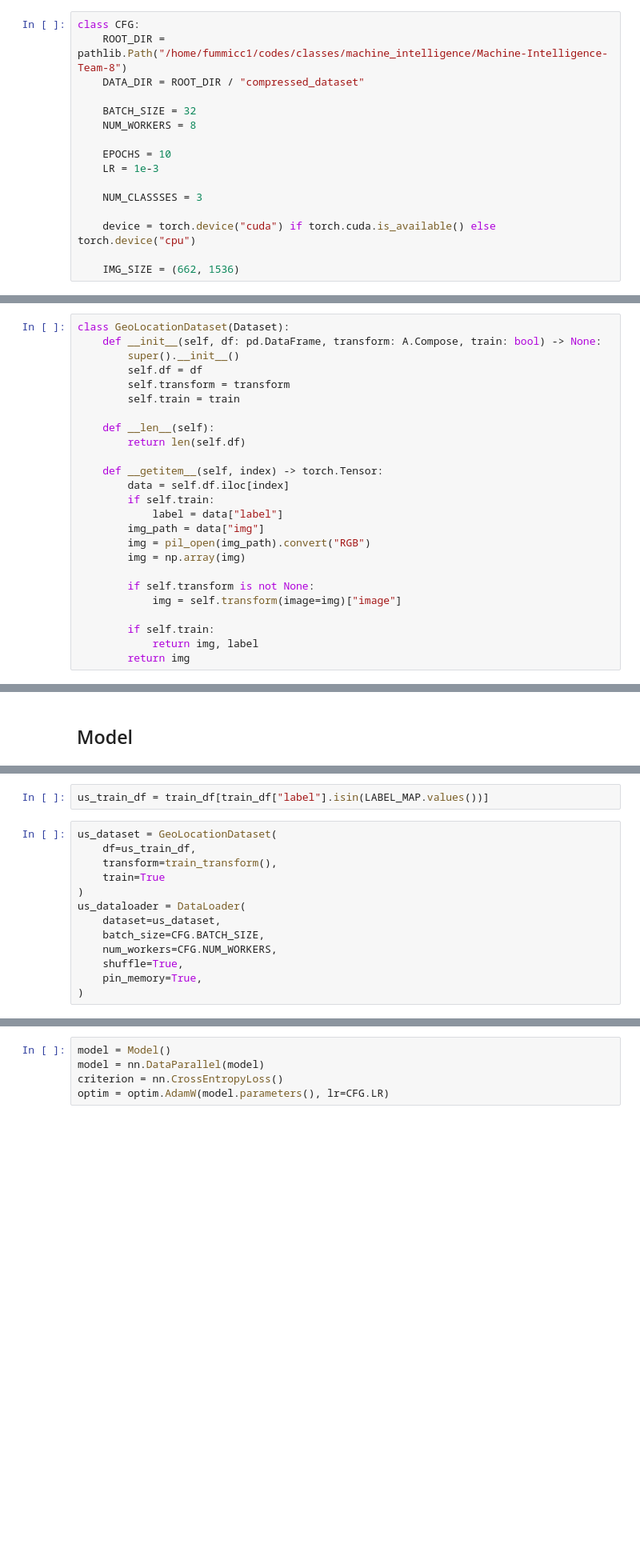
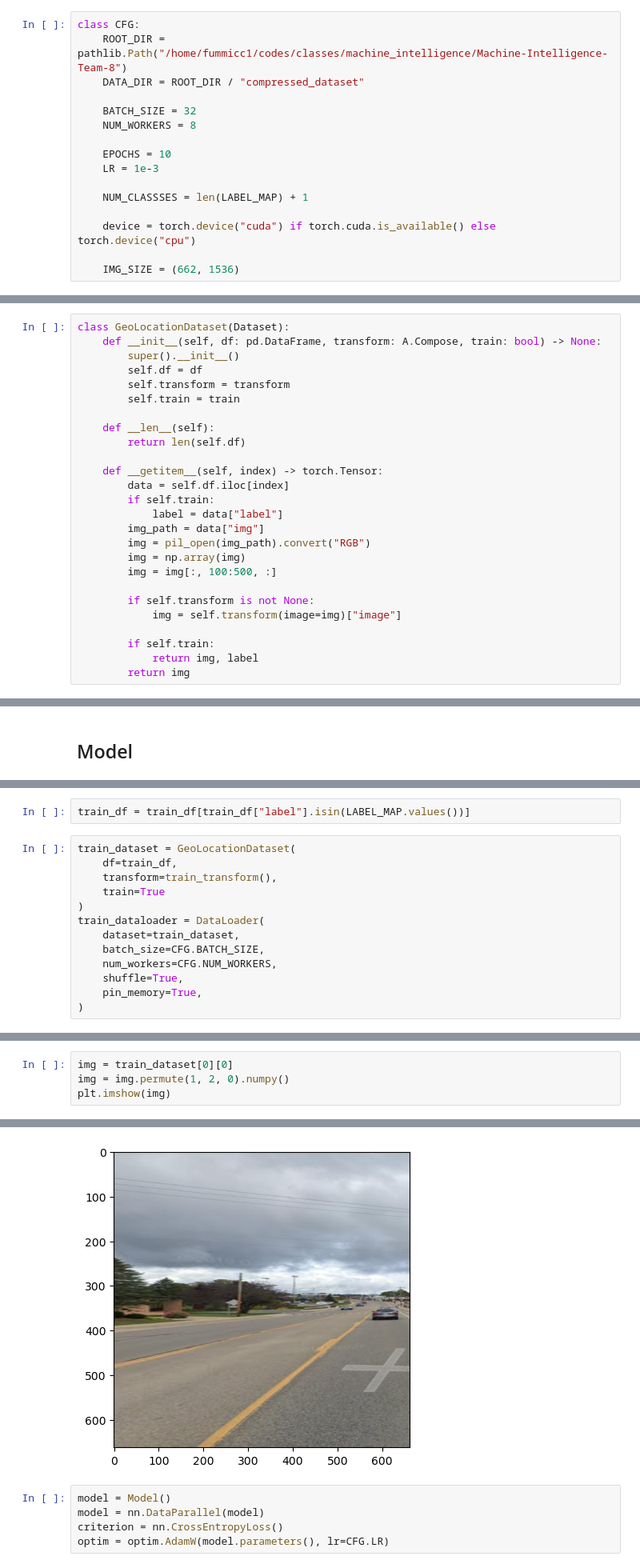
Before and after one commit to Marsolo1/Machine-Intelligence-Team-8, a Jupyter notebook: machine-intelligence.ipynb, the cells around one changed output, grey strips where cells are left out. Shown: that part at 80% size. Saved outputs shown, nothing was run; the diff lists cells and outputs as text; blank space fills up the shorter version.

Commit message:
Add France. Fix Image crop area

```diff
--- a/machine-intelligence.ipynb
+++ b/machine-intelligence.ipynb
@@ -24,7 +30,7 @@ class CFG:
     EPOCHS = 10
     LR = 1e-3
 
-    NUM_CLASSSES = 3
+    NUM_CLASSSES = len(LABEL_MAP) + 1
 
     device = torch.device("cuda") if torch.cuda.is_available() else torch.device("cpu")
 
@@ -80,6 +81,7 @@ class GeoLocationDataset(Dataset):
         img_path = data["img"]
         img = pil_open(img_path).convert("RGB")
         img = np.array(img)
+        img = img[:, 100:500, :]
 
         if self.transform is not None:
             img = self.transform(image=img)["image"]
@@ -121,15 +112,15 @@ class Model(nn.Module):
         x = self.fc(x)
         return x
 # %%
-us_train_df = train_df[train_df["label"].isin(LABEL_MAP.values())]
+train_df = train_df[train_df["label"].isin(LABEL_MAP.values())]
 # %%
-us_dataset = GeoLocationDataset(
-    df=us_train_df,
+train_dataset = GeoLocationDataset(
+    df=train_df,
     transform=train_transform(),
     train=True
 )
-us_dataloader = DataLoader(
-    dataset=us_dataset,
+train_dataloader = DataLoader(
+    dataset=train_dataset,
     batch_size=CFG.BATCH_SIZE,
     num_workers=CFG.NUM_WORKERS,
     shuffle=True,
@@ -137,0 +131,5 @@ us_dataloader = DataLoader(
+# %%
+img = train_dataset[0][0]
+img = img.permute(1, 2, 0).numpy()
+plt.imshow(img)
+# %% [output]
@@ -138,3 +137,4 @@ us_dataloader = DataLoader(
+[figure, added]
 # %%
 model = Model()
 model = nn.DataParallel(model)
```
Also changed, not shown: parts of 8 cells of this notebook.
